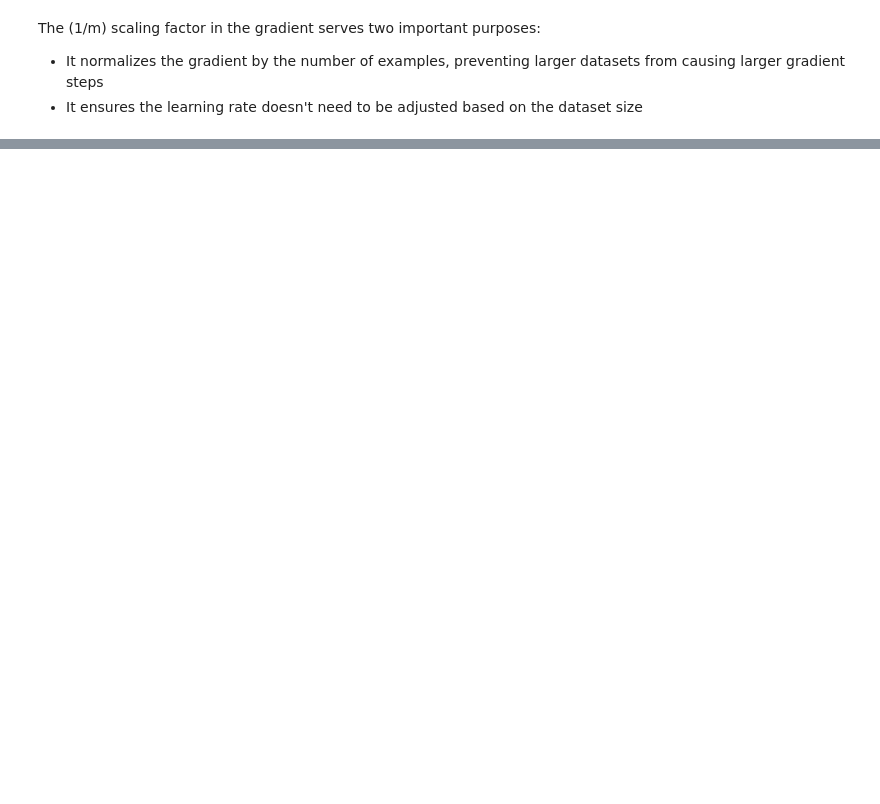
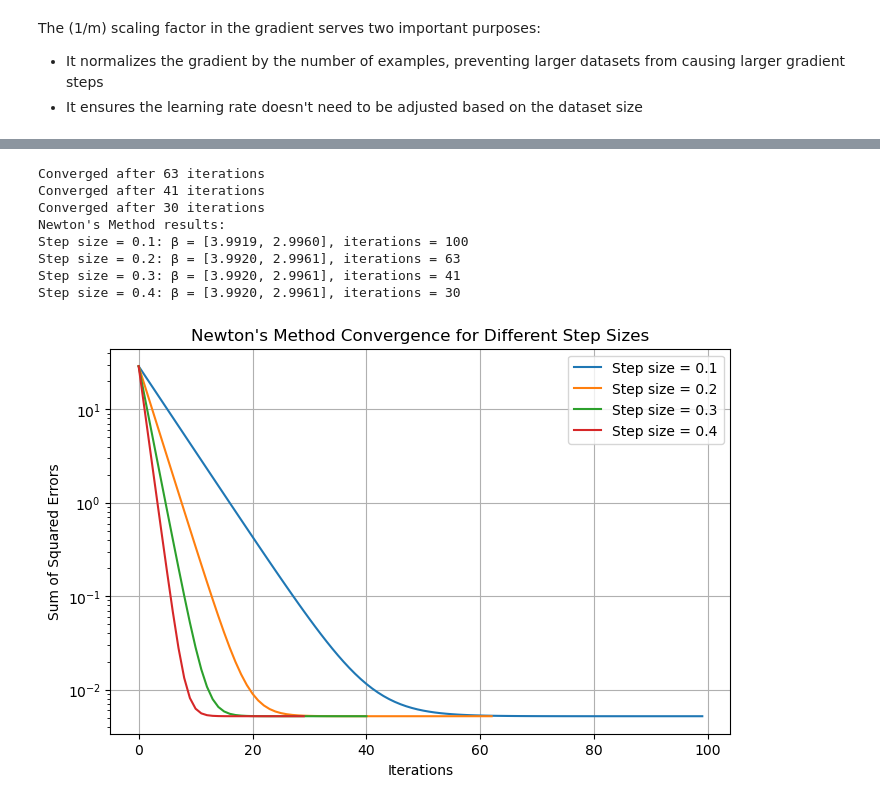
Before and after one commit to sameerkataria/50DaysOfQuant, a Jupyter notebook: Concepts.ipynb, the cells around one changed output, grey strips where cells are left out. Saved outputs shown, nothing was run; the diff lists cells and outputs as text; code cells hidden in the pictures; blank space fills up the shorter version.

Commit message:
Added Code for Newton method for Linreg

```diff
--- a/Concepts.ipynb
+++ b/Concepts.ipynb
@@ -275,0 +348,45 @@ plt.show()
+# %%
+# Generate synthetic data
+X, y = generate_sample_data()
+
+# Run Newton's method with different step sizes
+step_sizes = [0.1, 0.2, 0.3, 0.4]
+results = {}
+
+for step in step_sizes:
+    beta, loss_history = newton_method_linear_regression(X, y, step_size=step)
+    results[step] = {
+        'beta': beta,
+        'loss_history': loss_history
+    }
+
+# Plot loss history for different step sizes
+plt.figure(figsize=(8, 5))
+for step, result in results.items():
+    plt.plot(result['loss_history'], label=f'Step size = {step}')
+plt.xlabel('Iterations')
+plt.ylabel('Sum of Squared Errors')
+plt.title("Newton's Method Convergence for Different Step Sizes")
+plt.legend()
+plt.yscale('log')
+plt.grid(True)
+
+# Compare with closed-form solution
+X_with_bias = np.c_[np.ones(X.shape[0]), X]
+beta_closed_form = np.linalg.inv(X_with_bias.T @ X_with_bias) @ X_with_bias.T @ y
+
+print("Newton's Method results:")
+for step, result in results.items():
+    print(f"Step size = {step}: β = [{result['beta'][0]:.4f}, {result['beta'][1]:.4f}], iterations = {len(result['loss_history'])}")
+
+plt.show()
+# %% [output]
+Converged after 63 iterations
+Converged after 41 iterations
+Converged after 30 iterations
+Newton's Method results:
+Step size = 0.1: β = [3.9919, 2.9960], iterations = 100
+Step size = 0.2: β = [3.9920, 2.9961], iterations = 63
+Step size = 0.3: β = [3.9920, 2.9961], iterations = 41
+Step size = 0.4: β = [3.9920, 2.9961], iterations = 30
+[figure, added]
```
Also changed, not shown: parts of 12 cells of this notebook.
